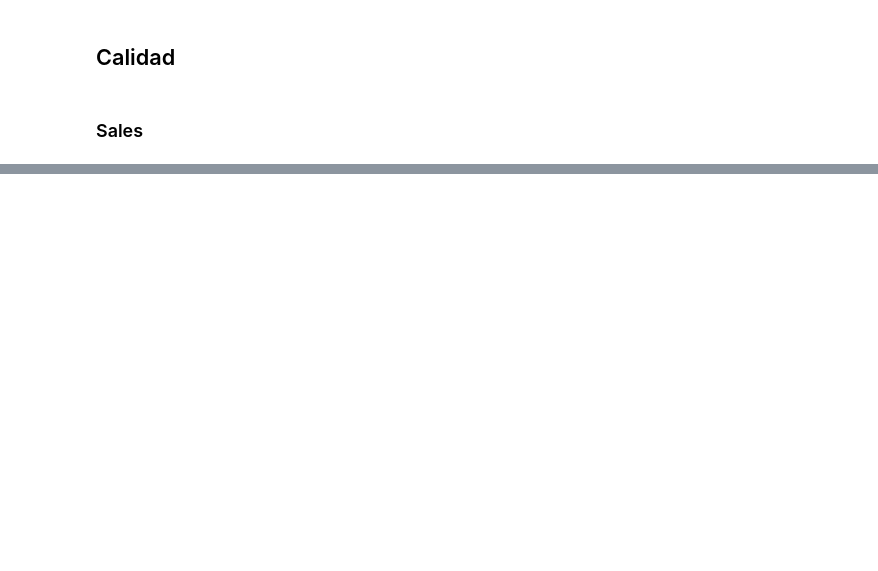
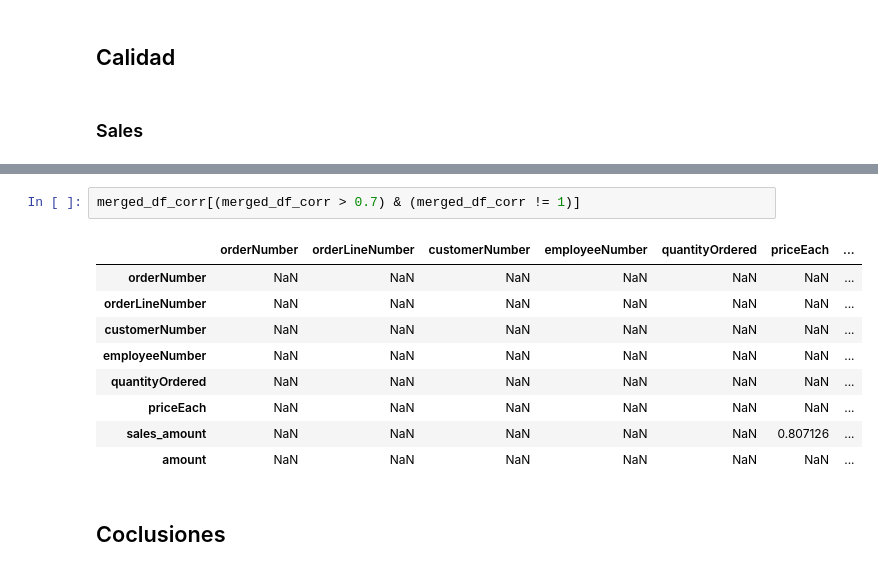
Before and after one commit to CarlosEsteve/python, a Jupyter notebook: Pandas/04.1.Ejercicio_DataQ_Perfilado.ipynb, the cells around one changed output, grey strips where cells are left out. Cells and saved outputs as stored; diff of their text form; blank space fills up the shorter version.

```diff
--- a/Pandas/04.1.Ejercicio_DataQ_Perfilado.ipynb
+++ b/Pandas/04.1.Ejercicio_DataQ_Perfilado.ipynb
@@ -219,0 +1022,14 @@ sales_df_clean.groupby('customerNumber').agg(num=('complete_order_number','count
+# %%
+merged_df_corr[(merged_df_corr > 0.7) & (merged_df_corr != 1)]
+# %% [output]
+|  | orderNumber | orderLineNumber | customerNumber | employeeNumber | quantityOrdered | priceEach | ... |
+| orderNumber | NaN | NaN | NaN | NaN | NaN | NaN | ... |
+| orderLineNumber | NaN | NaN | NaN | NaN | NaN | NaN | ... |
+| customerNumber | NaN | NaN | NaN | NaN | NaN | NaN | ... |
+| employeeNumber | NaN | NaN | NaN | NaN | NaN | NaN | ... |
+| quantityOrdered | NaN | NaN | NaN | NaN | NaN | NaN | ... |
+| priceEach | NaN | NaN | NaN | NaN | NaN | NaN | ... |
+| sales_amount | NaN | NaN | NaN | NaN | NaN | 0.807126 | ... |
+| amount | NaN | NaN | NaN | NaN | NaN | NaN | ... |
+# %% [markdown]
+## Coclusiones
```
Also changed, not shown: parts of 96 cells of this notebook, 4 other files.
